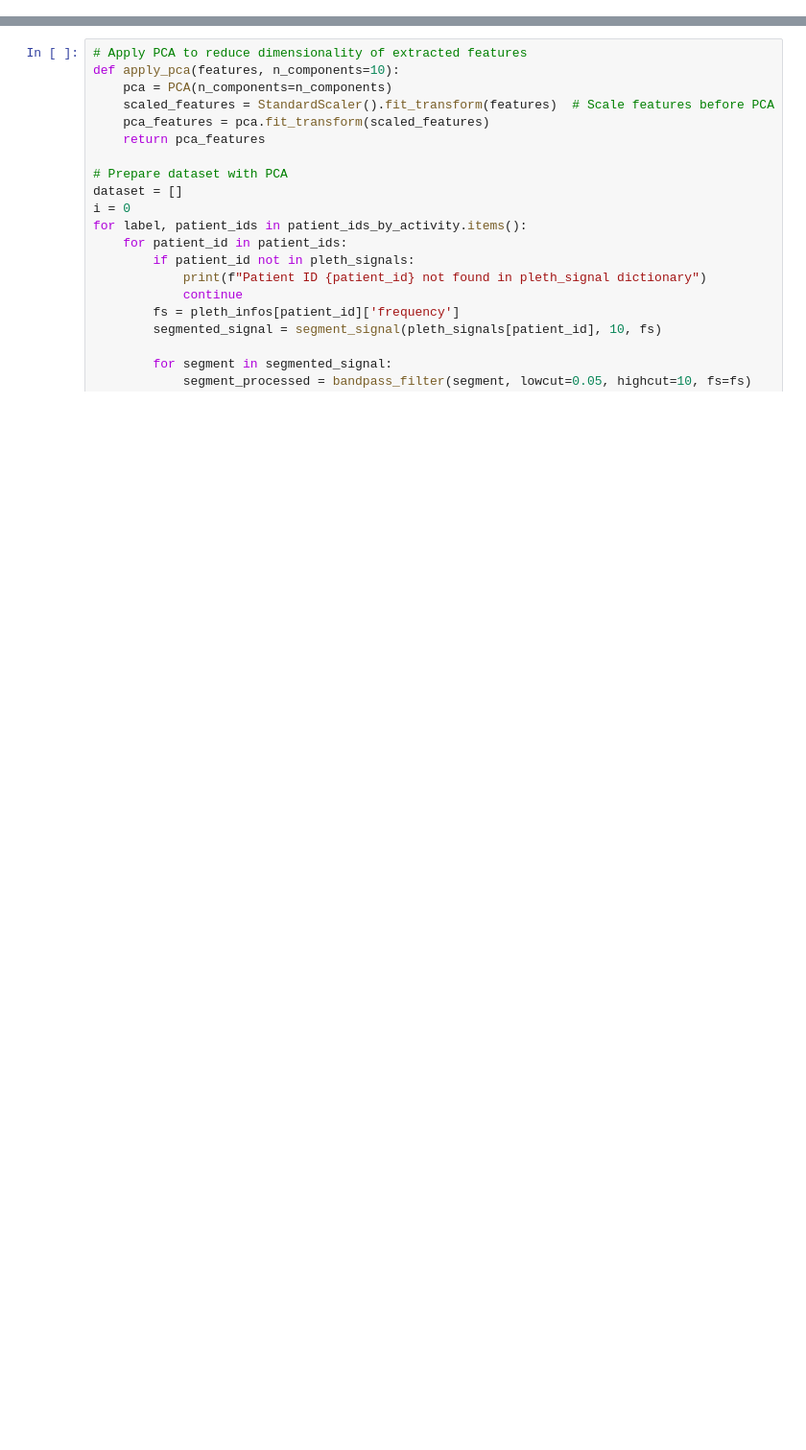
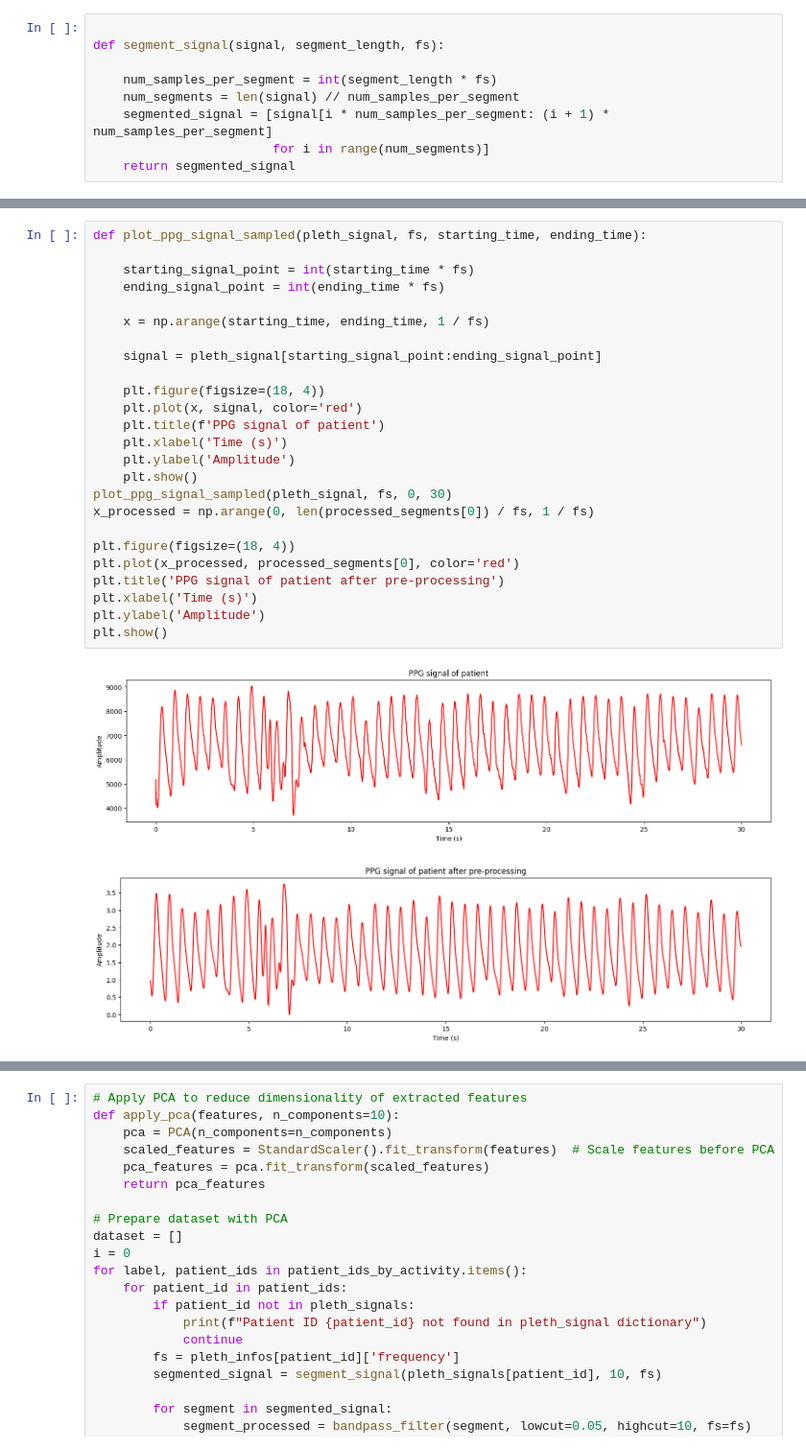
Before and after one commit to HAZMDAN/skripsieh, a Jupyter notebook: chapter_appendix-tools-for-deep-learning/jupyter.ipynb, the cells around one changed output, grey strips where cells are left out. Shown: that part at 96% size. Cells and saved outputs as stored; diff of their text form; blank space fills up the shorter version.

```diff
--- a/chapter_appendix-tools-for-deep-learning/jupyter.ipynb
+++ b/chapter_appendix-tools-for-deep-learning/jupyter.ipynb
@@ -43,0 +314,9 @@ print(patient_ids)
+# %%
+
+def segment_signal(signal, segment_length, fs):
+
+    num_samples_per_segment = int(segment_length * fs)
+    num_segments = len(signal) // num_samples_per_segment
+    segmented_signal = [signal[i * num_samples_per_segment: (i + 1) * num_samples_per_segment]
+                        for i in range(num_segments)]
+    return segmented_signal
@@ -43,0 +357,28 @@ print(patient_ids)
+# %%
+def plot_ppg_signal_sampled(pleth_signal, fs, starting_time, ending_time):
+
+    starting_signal_point = int(starting_time * fs)
+    ending_signal_point = int(ending_time * fs)
+
+    x = np.arange(starting_time, ending_time, 1 / fs)
+
+    signal = pleth_signal[starting_signal_point:ending_signal_point]
+
+    plt.figure(figsize=(18, 4))
+    plt.plot(x, signal, color='red')
+    plt.title(f'PPG signal of patient')
+    plt.xlabel('Time (s)')
+    plt.ylabel('Amplitude')
+    plt.show()
+plot_ppg_signal_sampled(pleth_signal, fs, 0, 30)
+x_processed = np.arange(0, len(processed_segments[0]) / fs, 1 / fs)
+
+plt.figure(figsize=(18, 4))
+plt.plot(x_processed, processed_segments[0], color='red')
+plt.title('PPG signal of patient after pre-processing')
+plt.xlabel('Time (s)')
+plt.ylabel('Amplitude')
+plt.show()
+# %% [output]
+[figure, added]
+[figure, added]
```
Also changed, not shown: parts of 20 cells of this notebook.
